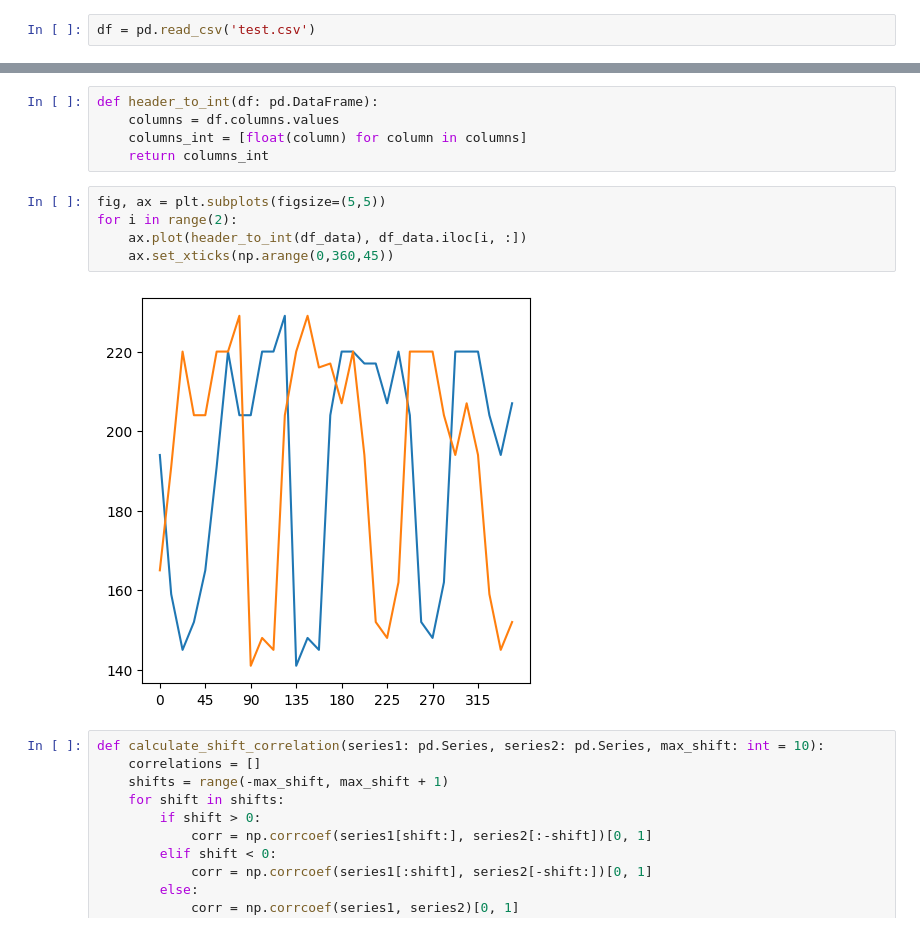
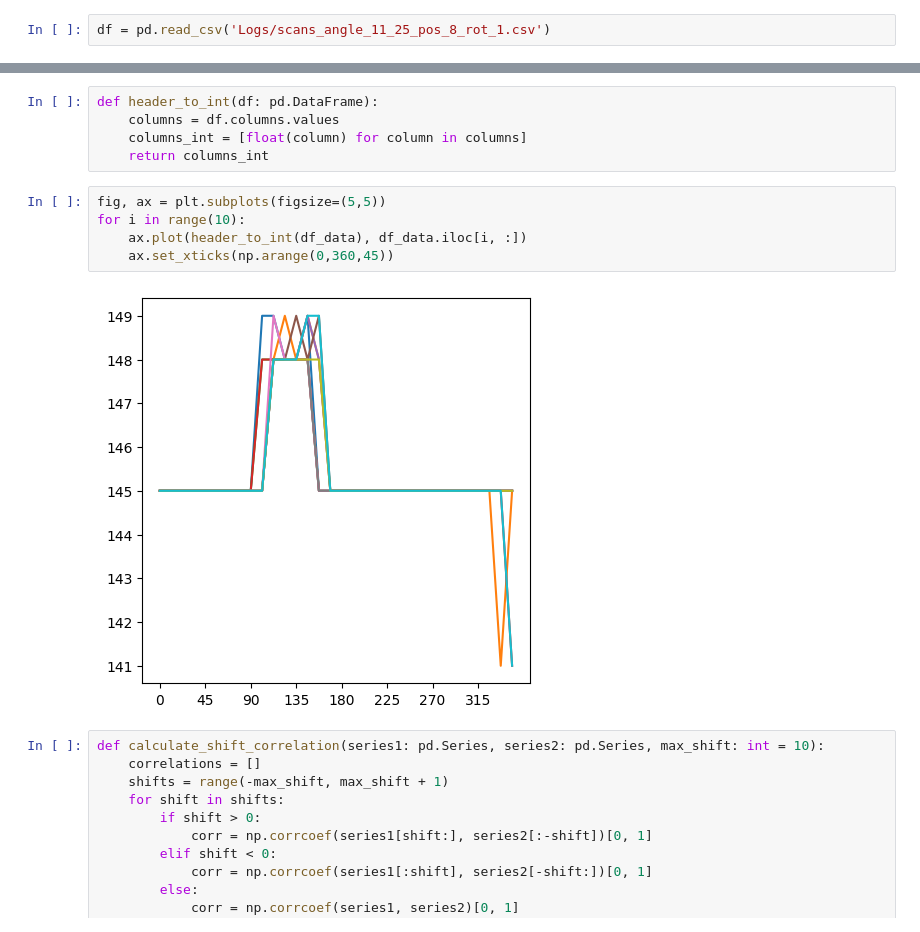
Before and after one commit to ricgoe/PyESP, a Jupyter notebook: faafo.ipynb, the cells around one changed output, grey strips where cells are left out. Saved outputs shown, nothing was run; the diff lists cells and outputs as text.

```diff
--- a/faafo.ipynb
+++ b/faafo.ipynb
@@ -4,7 +4,7 @@ import numpy as np
 import matplotlib.pyplot as plt
 from scipy.signal import correlate, convolve
 # %%
-df = pd.read_csv('test.csv')
+df = pd.read_csv('Logs/scans_angle_11_25_pos_8_rot_1.csv')
 # %%
 df
 # %% [output]
@@ -21,11 +29,11 @@ def header_to_int(df: pd.DataFrame):
     return columns_int
 # %%
 fig, ax = plt.subplots(figsize=(5,5))
-for i in range(2):
+for i in range(10):
     ax.plot(header_to_int(df_data), df_data.iloc[i, :])
     ax.set_xticks(np.arange(0,360,45))
 # %% [output]
-[figure, old version]
+[figure, new version]
 # %%
 def calculate_shift_correlation(series1: pd.Series, series2: pd.Series, max_shift: int = 10):
     correlations = []
```
Also changed, not shown: parts of 1 cell of this notebook.
